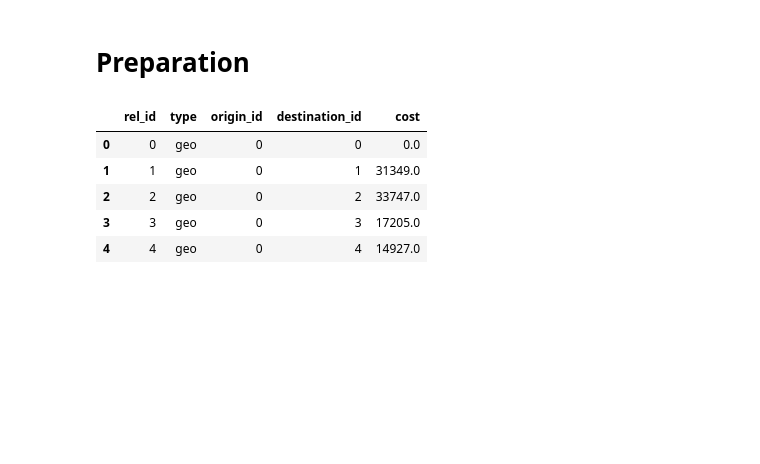
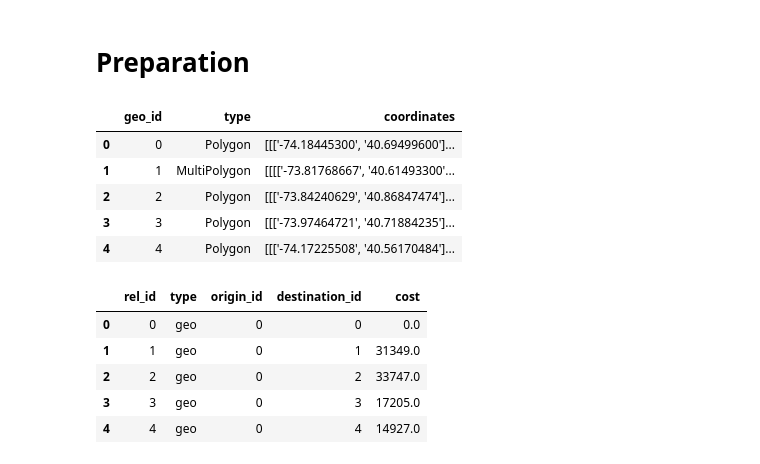
Before and after one commit to EXID-G/Bigscity-LibCity, a Jupyter notebook: !mywork/network.ipynb, the cells around one changed output. Saved outputs shown, nothing was run; the diff lists cells and outputs as text; code cells hidden in the pictures; blank space fills up the shorter version.

```diff
--- a/!mywork/network.ipynb
+++ b/!mywork/network.ipynb
@@ -6,6 +7,16 @@ import networkx as nx
 import netwulf as nw
 import matplotlib.pyplot as plt
 import seaborn as sns
+# %%
+geo = pd.read_csv("data/NYCTAXI202401-202403.geo")
+geo.head()
+# %% [output]
+|  | geo_id | type | coordinates |
+| 0 | 0 | Polygon | [[['-74.18445300', '40.69499600']... |
+| 1 | 1 | MultiPolygon | [[[['-73.81768667', '40.61493300'... |
+| 2 | 2 | Polygon | [[['-73.84240629', '40.86847474']... |
+| 3 | 3 | Polygon | [[['-73.97464721', '40.71884235']... |
+| 4 | 4 | Polygon | [[['-74.17225508', '40.56170484']... |
 # %%
 rel = pd.read_csv("data/NYCTAXI202401-202403.rel")
 rel.head()
```
Also changed, not shown: parts of 14 cells of this notebook, 12 other files.
